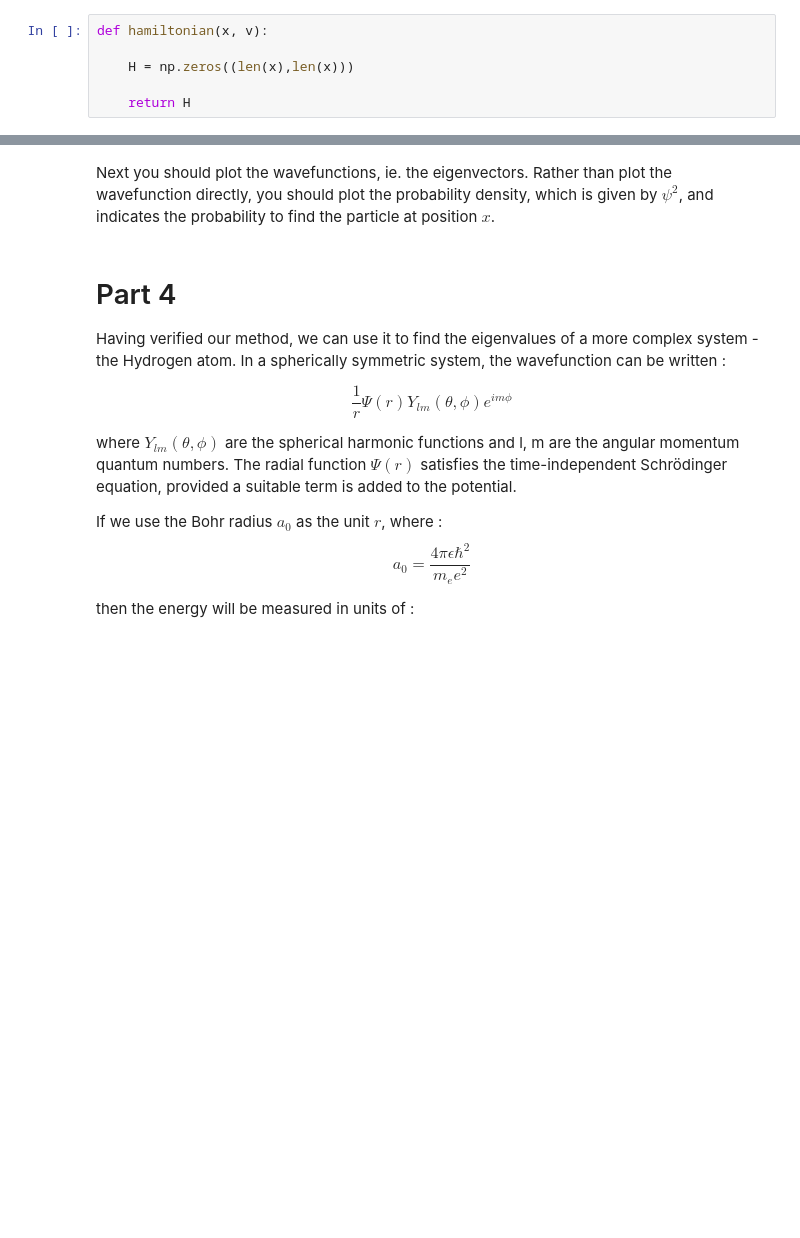
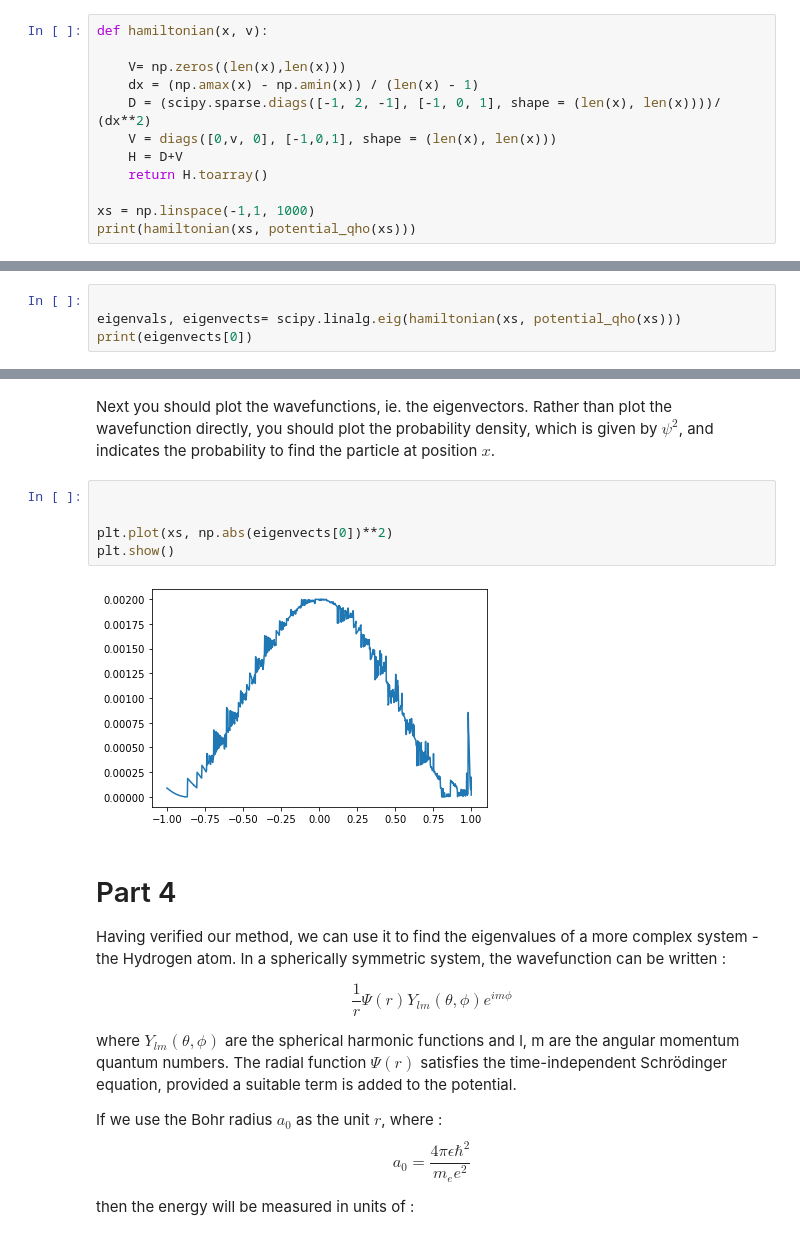
Before and after one commit to sam-you-ell/Computational-Physics, a Jupyter notebook: Ex2_Hopkins_Sam_1942842.ipynb, the cells around one changed output, grey strips where cells are left out. Drawn from its saved outputs; the diff is of its cells as text; blank space fills up the shorter version.

```diff
--- a/Ex2_Hopkins_Sam_1942842.ipynb
+++ b/Ex2_Hopkins_Sam_1942842.ipynb
@@ -64,9 +75,15 @@ Now test your function by plotting the results over a suitable range of $x$.
 # Part 2
 
 Now write a function which, given the discrete space points $x_i$ and the potential $V_i$, constructs and returns the Hamiltonian matrix.
-# %%
-def hamiltonian(x, v):
-
-    H = np.zeros((len(x),len(x)))
-
-    return H
+# %%
+def hamiltonian(x, v):
+
+    V= np.zeros((len(x),len(x)))
+    dx = (np.amax(x) - np.amin(x)) / (len(x) - 1)
+    D = (scipy.sparse.diags([-1, 2, -1], [-1, 0, 1], shape = (len(x), len(x))))/ (dx**2)
+    V = diags([0,v, 0], [-1,0,1], shape = (len(x), len(x)))
+    H = D+V
+    return H.toarray()
+
+xs = np.linspace(-1,1, 1000)
+print(hamiltonian(xs, potential_qho(xs)))
@@ -76,3 +107,7 @@ Test your function by printing the matrix it returns.  You can use small $N$ and
 # Part 3
 
 Now find the first 10 eigenvalues of the quantum harmonic oscillator Hamiltonian using an appropriate scipy routine. You should use a large number of $x$ points, at least 1000, covering sufficient range that the wavefunction falls to zero at the extremities. You should compare the computed eigenvalues with the expected eigenvalues.
+# %%
+
+eigenvals, eigenvects= scipy.linalg.eig(hamiltonian(xs, potential_qho(xs)))
+print(eigenvects[0])
@@ -79,5 +132,12 @@ Now find the first 10 eigenvalues of the quantum harmonic oscillator Hamiltonian
 # %% [markdown]
 Next you should plot the wavefunctions, ie. the eigenvectors.  Rather than plot the wavefunction directly, you should plot the probability density, which is given by $\psi^2$, and indicates the probability to find the particle at position $x$.
+# %%
+
+
+plt.plot(xs, np.abs(eigenvects[0])**2)
+plt.show()
+# %% [output]
+[figure, added]
 # %% [markdown]
 # Part 4
 
```
Also changed, not shown: parts of 5 cells of this notebook.
